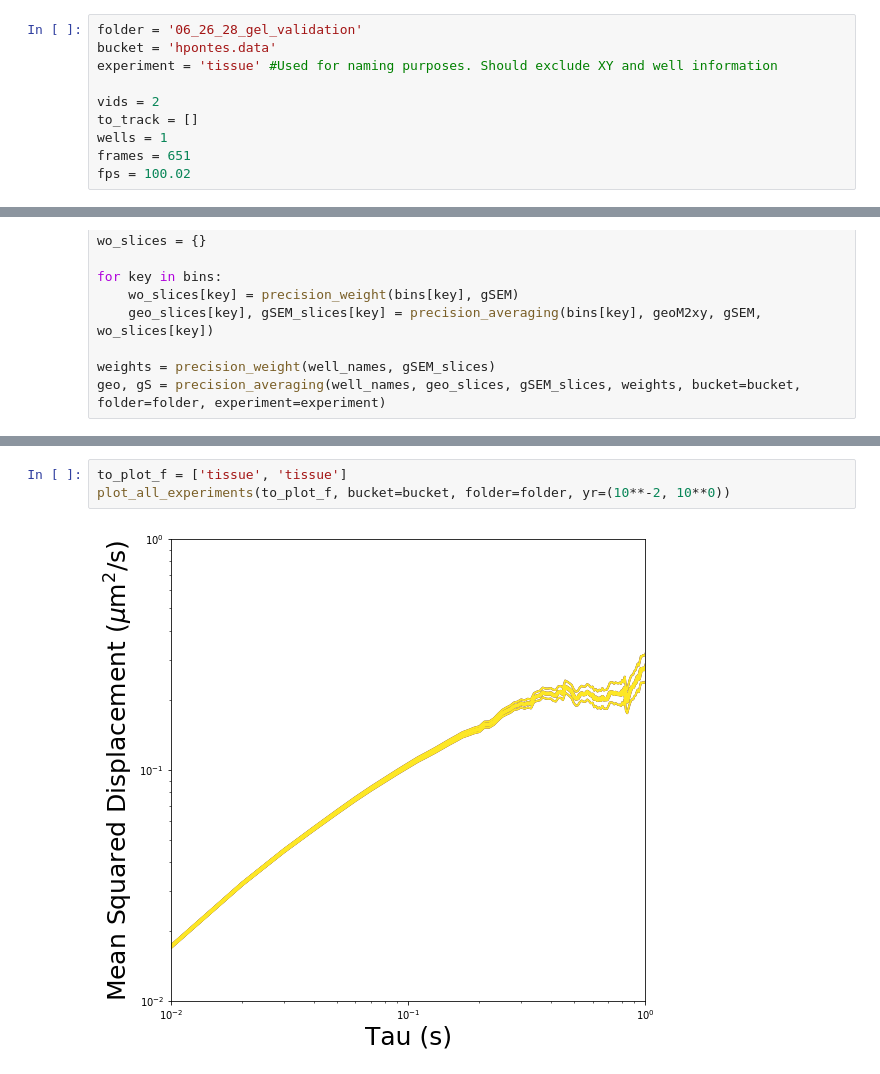
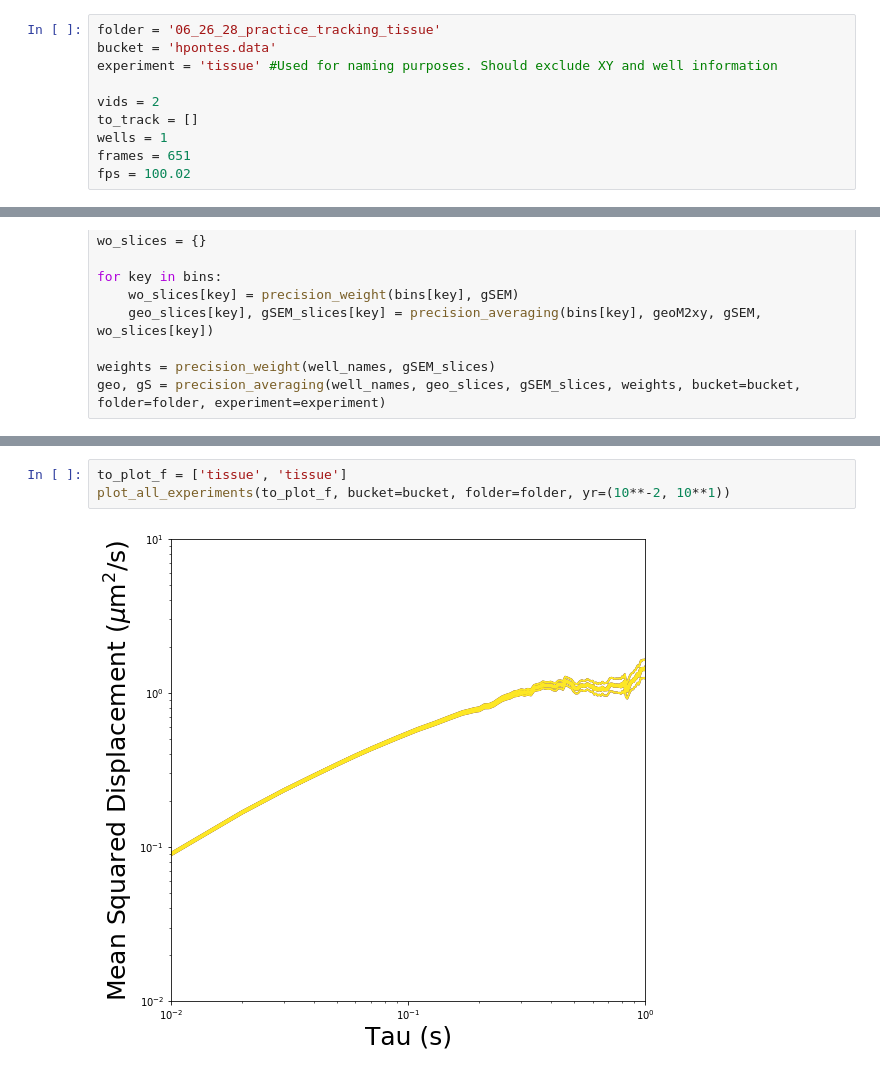
Before and after one commit to Nance-Lab/diff_classifier, a Jupyter notebook: notebooks/Poster_tissue_analysis.ipynb, the cells around one changed output, grey strips where cells are left out. Saved outputs shown, nothing was run; the diff lists cells and outputs as text.

Commit message:
New experiment notebooks.

```diff
--- a/notebooks/Poster_tissue_analysis.ipynb
+++ b/notebooks/Poster_tissue_analysis.ipynb
@@ -10,7 +10,7 @@ from diff_classifier.msd import binning, precision_weight, precision_averaging,
 import matplotlib.pyplot as plt
 from matplotlib.pyplot import cm
 # %%
-folder = '06_26_28_gel_validation'
+folder = '06_26_28_practice_tracking_tissue'
 bucket = 'hpontes.data'
 experiment = 'tissue' #Used for naming purposes. Should exclude XY and well information
 
@@ -80,5 +88,5 @@ plt.ylabel(r'Mean Squared Displacement ($\mu$m$^2$/s)', fontsize=25)
 # %%
 to_plot_f = ['tissue', 'tissue']
-plot_all_experiments(to_plot_f, bucket=bucket, folder=folder, yr=(10**-2, 10**0))
+plot_all_experiments(to_plot_f, bucket=bucket, folder=folder, yr=(10**-2, 10**1))
 # %% [output]
-[figure, old version]
+[figure, new version]
```
Also changed, not shown: parts of 4 cells of this notebook, 4 other files.
